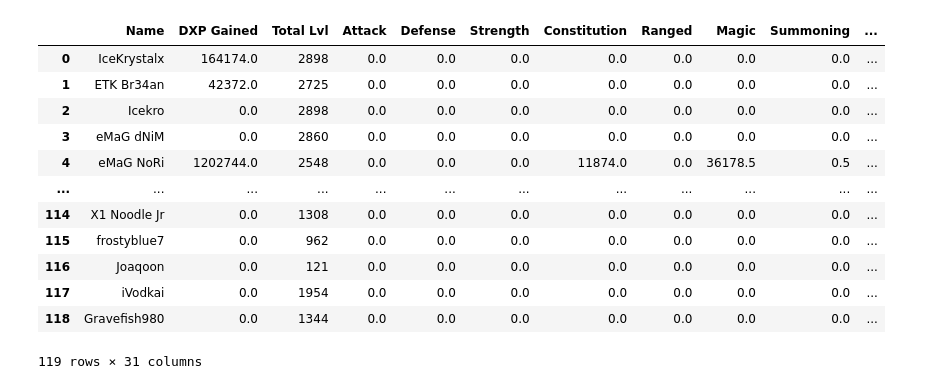
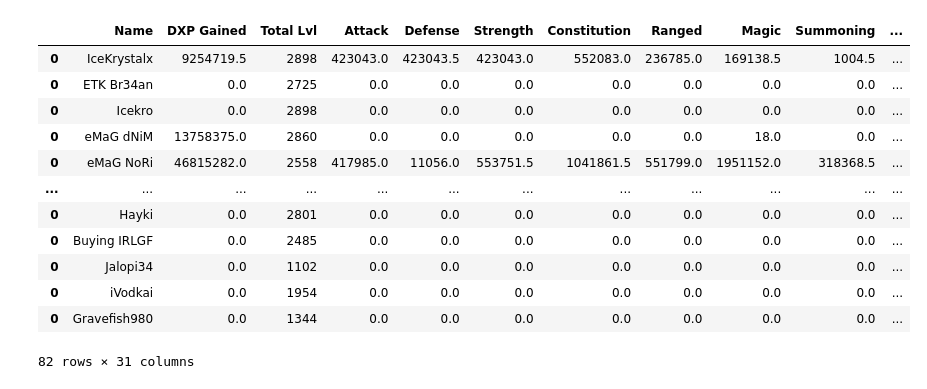
Before and after one commit to jechea14/Automated-RS-Clan-DXP-Competition, a Jupyter notebook: alternative/calc_results.ipynb, the cells around one changed output. Saved outputs shown, nothing was run; the diff lists cells and outputs as text; code cells hidden in the pictures.

```diff
--- a/alternative/calc_results.ipynb
+++ b/alternative/calc_results.ipynb
@@ -47,0 +27,30 @@ df3
+# %%
+arr1 = []
+arr2 = []
+
+with open(CSV1, newline='', encoding='utf-8-sig') as csvfile:
+    reader = csv.DictReader(csvfile)
+    for row in reader:
+        arr1.append(dict(row))
+
+with open(CSV2, newline='', encoding='utf-8-sig') as csvfile:
+    reader = csv.DictReader(csvfile)
+    for row in reader:
+        arr2.append(dict(row))
+
+df4 = pd.DataFrame()
+for i in range(0, len(arr1)):
+    for j in range(0, len(arr2)):
+        if(arr1[i]['Name'] == arr2[j]['Name']):
+            df1 = pd.DataFrame([arr1[i]])
+            df2 = pd.DataFrame([arr2[j]])
+            df1[df1.columns[2:]] = df1[df1.columns[2:]].astype(int)
+            df2[df2.columns[2:]] = df2[df2.columns[2:]].astype(int)
+            df3 = df2[df2.columns[3:]] - df1[df1.columns[3:]]
+            df3['Name'] = df1['Name']
+            df3['Total Lvl'] = df1['Total Lvl']
+            cols = list(df3.columns.values)
+            df3 = df3[[cols[-2]] + [cols[-1]] + cols[0:28]]
+            df4 = pd.concat([df4,df3])
+
+df4
@@ -75,51 +98,51 @@ doubled_skills = [
     'Cooking',
     'Slayer',
     'Construction'
 ]
 
 tripled_skills = [
     'Agility',
     'Divination',
     'Fishing',
     'Woodcutting',
     'Mining',
     'Runecrafting'
 ]
 calculated_data = {}
 for halved in halved_skills:
-    calculated_data[halved] = df3[halved] * 0.5
+    calculated_data[halved] = df4[halved] * 0.5
 
 for normal in normal_skills:
-    calculated_data[normal] = df3[normal] * 1
+    calculated_data[normal] = df4[normal] * 1
 
 for doubled in doubled_skills:
-    calculated_data[doubled] = df3[doubled] * 2
+    calculated_data[doubled] = df4[doubled] * 2
 
 for tripled in tripled_skills:
-    calculated_data[tripled] = df3[tripled] * 3
+    calculated_data[tripled] = df4[tripled] * 3
 
 calculated_df = pd.DataFrame(data=calculated_data)
-calculated_df['Name'] = df3['Name']
-calculated_df['Total Lvl'] = df3['Total Lvl']
+calculated_df['Name'] = df4['Name']
+calculated_df['Total Lvl'] = df4['Total Lvl']
 calculated_df['DXP Gained'] = calculated_df.loc[:, 'Attack':'Runecrafting'].sum(axis=1)
 cols = list(calculated_df.columns.values)
 calculated_df = calculated_df[[cols[-3]] + [cols[-1]] + [cols[-2]] + cols[0:28]]
 
 calculated_df
 # %% [output]
 |  | Name | DXP Gained | Total Lvl | Attack | Defense | Strength | Constitution | Ranged | Magic | Summoning | ... |
-| 0 | IceKrystalx | 164174.0 | 2898 | 0.0 | 0.0 | 0.0 | 0.0 | 0.0 | 0.0 | 0.0 | ... |
-| 1 | ETK Br34an | 42372.0 | 2725 | 0.0 | 0.0 | 0.0 | 0.0 | 0.0 | 0.0 | 0.0 | ... |
-| 2 | Icekro | 0.0 | 2898 | 0.0 | 0.0 | 0.0 | 0.0 | 0.0 | 0.0 | 0.0 | ... |
-| 3 | eMaG dNiM | 0.0 | 2860 | 0.0 | 0.0 | 0.0 | 0.0 | 0.0 | 0.0 | 0.0 | ... |
-| 4 | eMaG NoRi | 1202744.0 | 2548 | 0.0 | 0.0 | 0.0 | 11874.0 | 0.0 | 36178.5 | 0.5 | ... |
+| 0 | IceKrystalx | 9254719.5 | 2898 | 423043.0 | 423043.5 | 423043.0 | 552083.0 | 236785.0 | 169138.5 | 1004.5 | ... |
+| 0 | ETK Br34an | 0.0 | 2725 | 0.0 | 0.0 | 0.0 | 0.0 | 0.0 | 0.0 | 0.0 | ... |
+| 0 | Icekro | 0.0 | 2898 | 0.0 | 0.0 | 0.0 | 0.0 | 0.0 | 0.0 | 0.0 | ... |
+| 0 | eMaG dNiM | 13758375.0 | 2860 | 0.0 | 0.0 | 0.0 | 0.0 | 0.0 | 18.0 | 0.0 | ... |
+| 0 | eMaG NoRi | 46815282.0 | 2558 | 417985.0 | 11056.0 | 553751.5 | 1041861.5 | 551799.0 | 1951152.0 | 318368.5 | ... |
 | ... | ... | ... | ... | ... | ... | ... | ... | ... | ... | ... | ... |
-| 114 | X1 Noodle Jr | 0.0 | 1308 | 0.0 | 0.0 | 0.0 | 0.0 | 0.0 | 0.0 | 0.0 | ... |
-| 115 | frostyblue7 | 0.0 | 962 | 0.0 | 0.0 | 0.0 | 0.0 | 0.0 | 0.0 | 0.0 | ... |
-| 116 | Joaqoon | 0.0 | 121 | 0.0 | 0.0 | 0.0 | 0.0 | 0.0 | 0.0 | 0.0 | ... |
-| 117 | iVodkai | 0.0 | 1954 | 0.0 | 0.0 | 0.0 | 0.0 | 0.0 | 0.0 | 0.0 | ... |
-| 118 | Gravefish980 | 0.0 | 1344 | 0.0 | 0.0 | 0.0 | 0.0 | 0.0 | 0.0 | 0.0 | ... |
+| 0 | Hayki | 0.0 | 2801 | 0.0 | 0.0 | 0.0 | 0.0 | 0.0 | 0.0 | 0.0 | ... |
+| 0 | Buying IRLGF | 0.0 | 2485 | 0.0 | 0.0 | 0.0 | 0.0 | 0.0 | 0.0 | 0.0 | ... |
+| 0 | Jalopi34 | 0.0 | 1102 | 0.0 | 0.0 | 0.0 | 0.0 | 0.0 | 0.0 | 0.0 | ... |
+| 0 | iVodkai | 0.0 | 1954 | 0.0 | 0.0 | 0.0 | 0.0 | 0.0 | 0.0 | 0.0 | ... |
+| 0 | Gravefish980 | 0.0 | 1344 | 0.0 | 0.0 | 0.0 | 0.0 | 0.0 | 0.0 | 0.0 | ... |
-119 rows × 31 columns
+82 rows × 31 columns
 # %%
 bracketG_data = calculated_df.loc[(calculated_df['Total Lvl'] >= 2851)].sort_values('DXP Gained', ascending=False)
 bracketG_data['Rank'] = range(1, len(bracketG_data) + 1)
```
Also changed, not shown: parts of 11 cells of this notebook.
